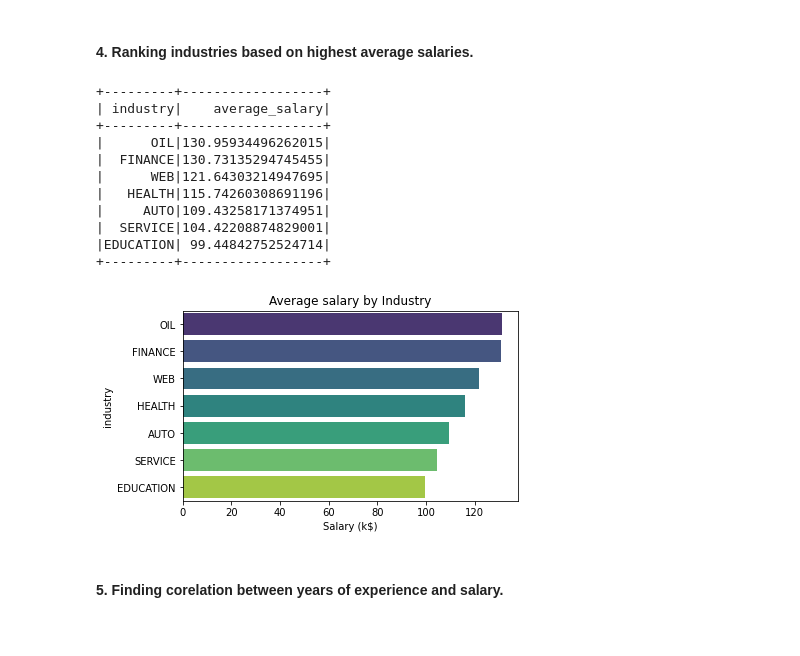
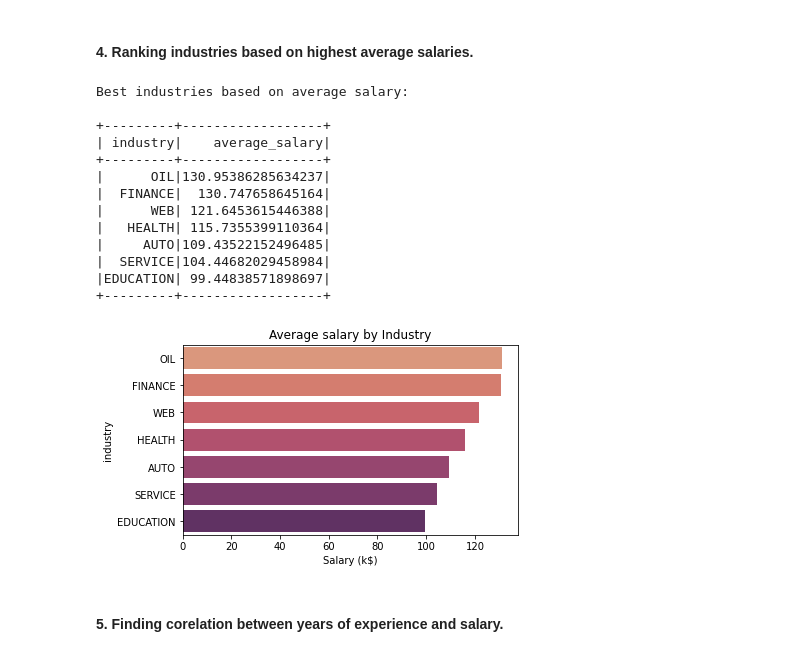
Before and after one commit to v-apor/BIA678-project, a Jupyter notebook: BIA678_Project_spark.ipynb, the cells around one changed output. Saved outputs shown, nothing was run; the diff lists cells and outputs as text; code cells hidden in the pictures.

```diff
--- a/BIA678_Project_spark.ipynb
+++ b/BIA678_Project_spark.ipynb
@@ -283,28 +292,31 @@ data4 = spark_session.sql('''
           FROM data
           GROUP BY industry
           ORDER BY average_salary DESC''')
+print("Best industries based on average salary:\n")
 data4.show()
 # %% [output]
+Best industries based on average salary:
+
 +---------+------------------+
 | industry|    average_salary|
 +---------+------------------+
-|      OIL|130.95934496262015|
-|  FINANCE|130.73135294745455|
-|      WEB|121.64303214947695|
-|   HEALTH|115.74260308691196|
-|     AUTO|109.43258171374951|
-|  SERVICE|104.42208874829001|
-|EDUCATION| 99.44842752524714|
+|      OIL|130.95386285634237|
+|  FINANCE|  130.747658645164|
+|      WEB| 121.6453615446388|
+|   HEALTH| 115.7355399110364|
+|     AUTO|109.43522152496485|
+|  SERVICE|104.44682029458984|
+|EDUCATION| 99.44838571898697|
 +---------+------------------+
 # %%
 data4 = data4.toPandas()
 plt.figure(figsize=(6,3.5))
-sns.barplot(y='industry', x = 'average_salary', data=data4, palette='viridis')
+sns.barplot(y='industry', x = 'average_salary', data=data4, palette='flare')
 plt.title('Average salary by Industry')
 plt.xlabel('Salary (k$)')
 plt.show()
 # %% [output]
-[figure, old version]
+[figure, new version]
 # %% [markdown]
 #### 5. Finding corelation between years of experience and salary.
 # %%
```
Also changed, not shown: parts of 61 cells of this notebook.
